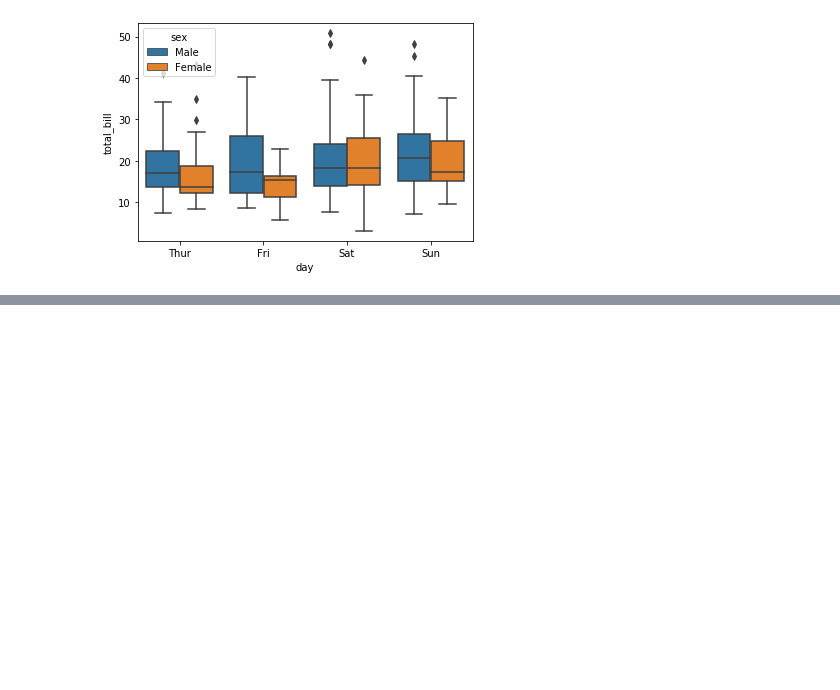
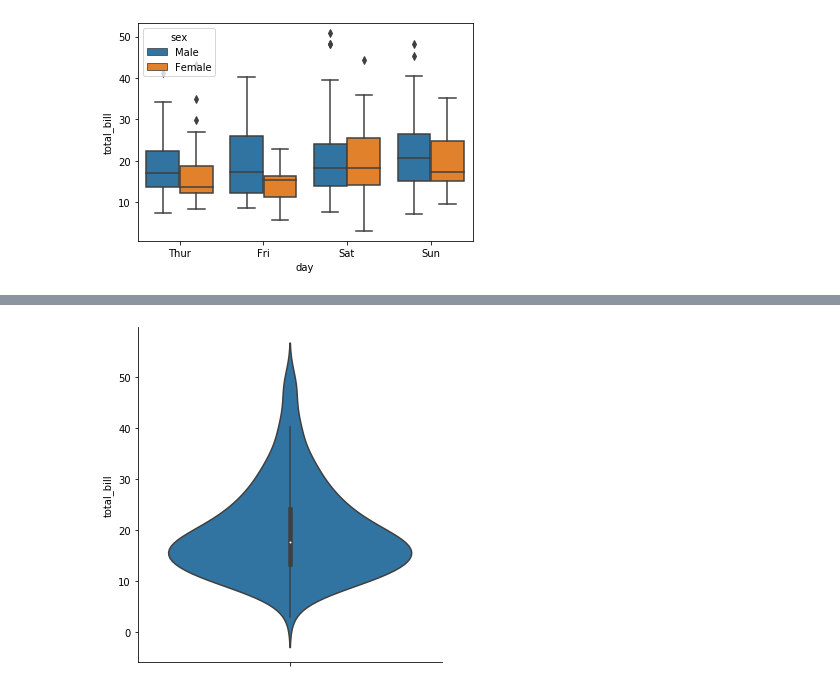
Before and after one commit to recepayddogdu/Data-Science, a Jupyter notebook: Data_Visualization(Seaborn)/Seaborn.ipynb, the cells around one changed output, grey strips where cells are left out. Saved outputs shown, nothing was run; the diff lists cells and outputs as text; code cells hidden in the pictures; blank space fills up the shorter version.

Commit message:
Violin

```diff
--- a/Data_Visualization(Seaborn)/Seaborn.ipynb
+++ b/Data_Visualization(Seaborn)/Seaborn.ipynb
@@ -859,0 +871,4 @@ sns.boxplot(x="day", y="total_bill", hue="sex", data=df);
+# %%
+sns.catplot(y = "total_bill", kind = "violin", data=df);
+# %% [output]
+[figure, added]
```
Also changed, not shown: parts of 5 cells of this notebook, 3 other files.
